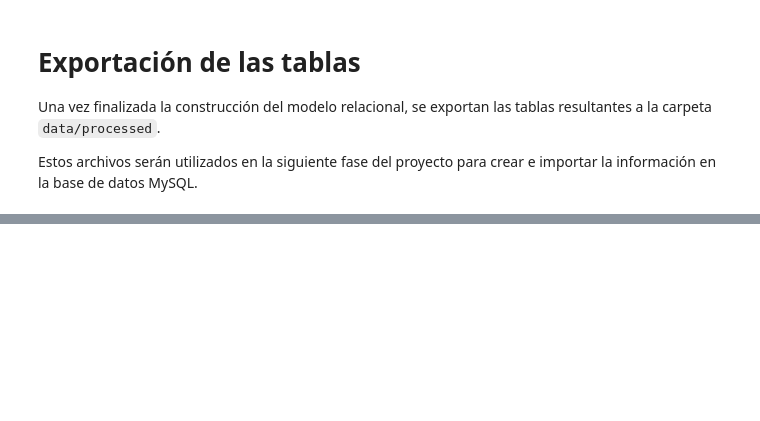
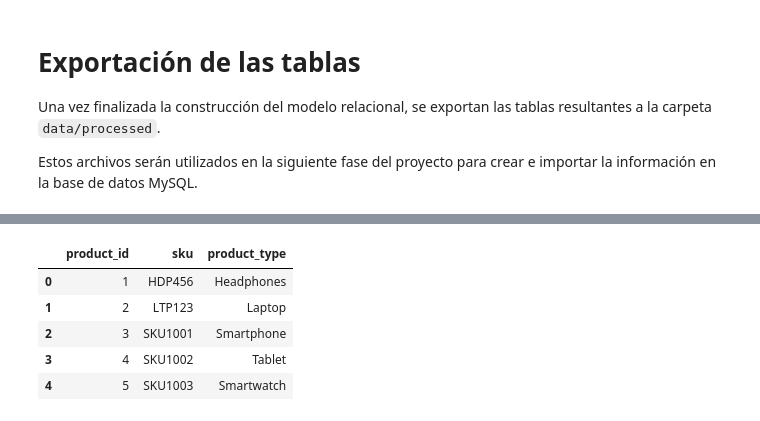
Before and after one commit to IsabeloCastillo/novotech-sales-analytics, a Jupyter notebook: notebooks/01_Data_Understanding.ipynb, the cells around one changed output, grey strips where cells are left out. Cells and saved outputs as stored; diff of their text form; code cells hidden in the pictures; blank space fills up the shorter version.

```diff
--- a/notebooks/01_Data_Understanding.ipynb
+++ b/notebooks/01_Data_Understanding.ipynb
@@ -390,0 +417,17 @@ orders.to_csv(
+# %%
+products_sql = products.rename(
+    columns={
+        "product_id": "product_id",
+        "SKU": "sku",
+        "Product Type": "product_type"
+    }
+)
+
+products_sql.head()
+# %% [output]
+|  | product_id | sku | product_type |
+| 0 | 1 | HDP456 | Headphones |
+| 1 | 2 | LTP123 | Laptop |
+| 2 | 3 | SKU1001 | Smartphone |
+| 3 | 4 | SKU1002 | Tablet |
+| 4 | 5 | SKU1003 | Smartwatch |
```
Also changed, not shown: parts of 4 cells of this notebook, 2 other files.
